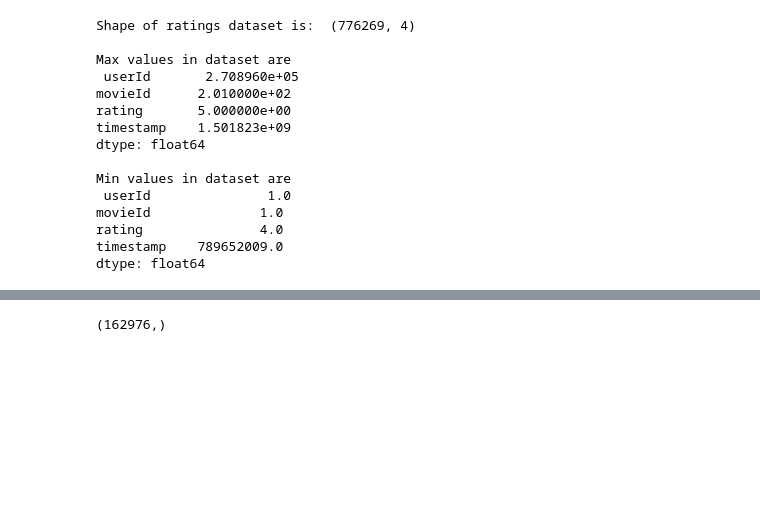
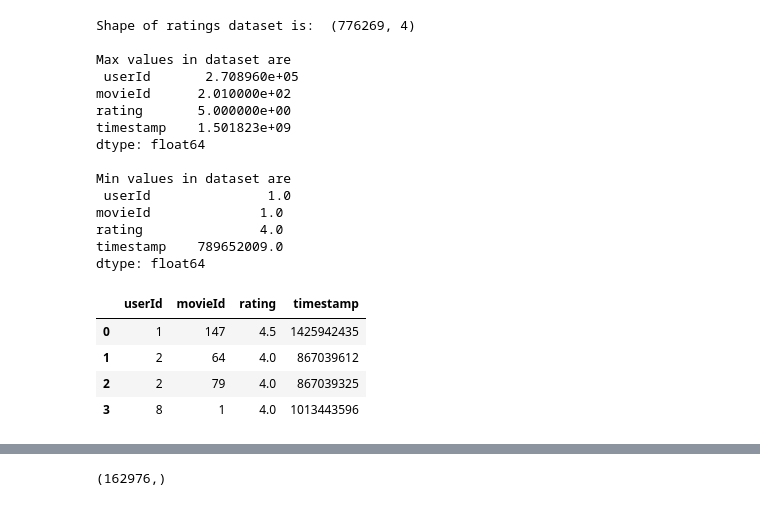
Before and after one commit to haidour18/Benchemarking-Recommender-systems-, a Jupyter notebook: Kmeans.ipynb, the cells around one changed output, grey strips where cells are left out. Cells and saved outputs as stored; diff of their text form; code cells hidden in the pictures; blank space fills up the shorter version.

```diff
--- a/Kmeans.ipynb
+++ b/Kmeans.ipynb
@@ -167,6 +167,13 @@ dtype: float64
 users_fav_movies = ratings.loc[:, ['userId', 'movieId']]
 # %%
 users_fav_movies = ratings.reset_index(drop = True)
+users_fav_movies.head(4)
+# %% [output]
+|  | userId | movieId | rating | timestamp |
+| 0 | 1 | 147 | 4.5 | 1425942435 |
+| 1 | 2 | 64 | 4.0 | 867039612 |
+| 2 | 2 | 79 | 4.0 | 867039325 |
+| 3 | 8 | 1 | 4.0 | 1013443596 |
 # %%
 users_fav_movies.T
 # %% [output]
```
Also changed, not shown: parts of 22 cells of this notebook.
